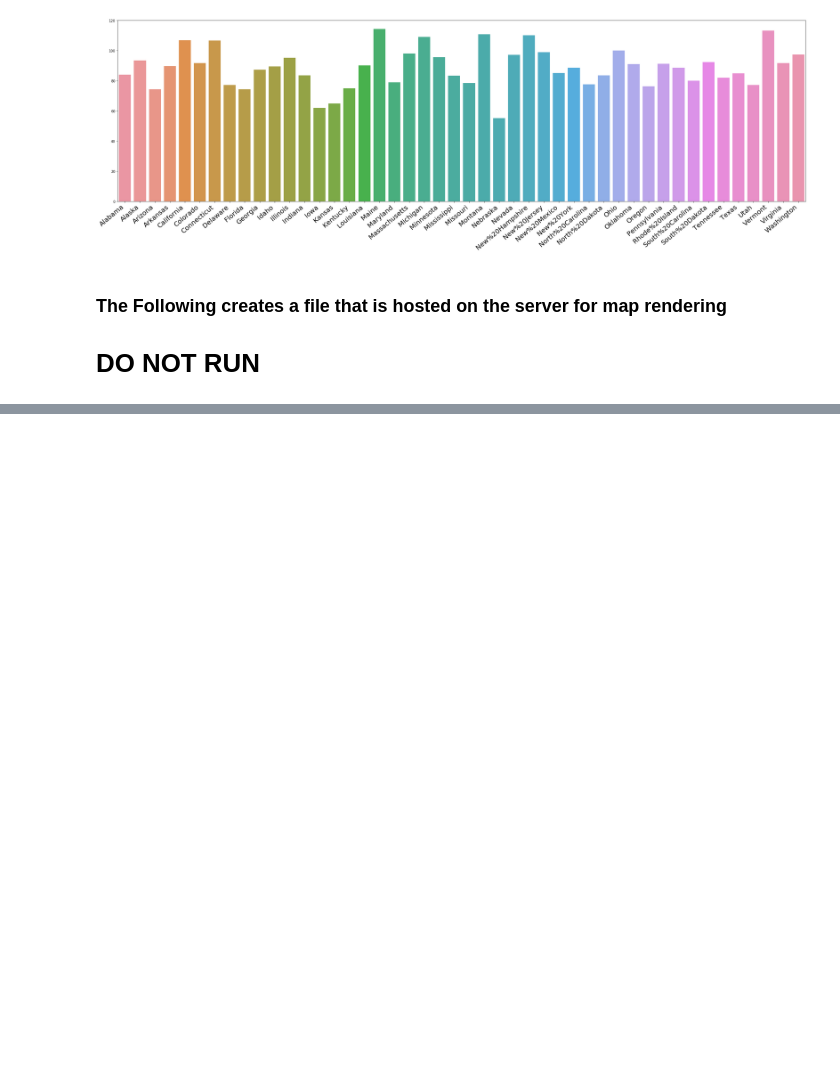
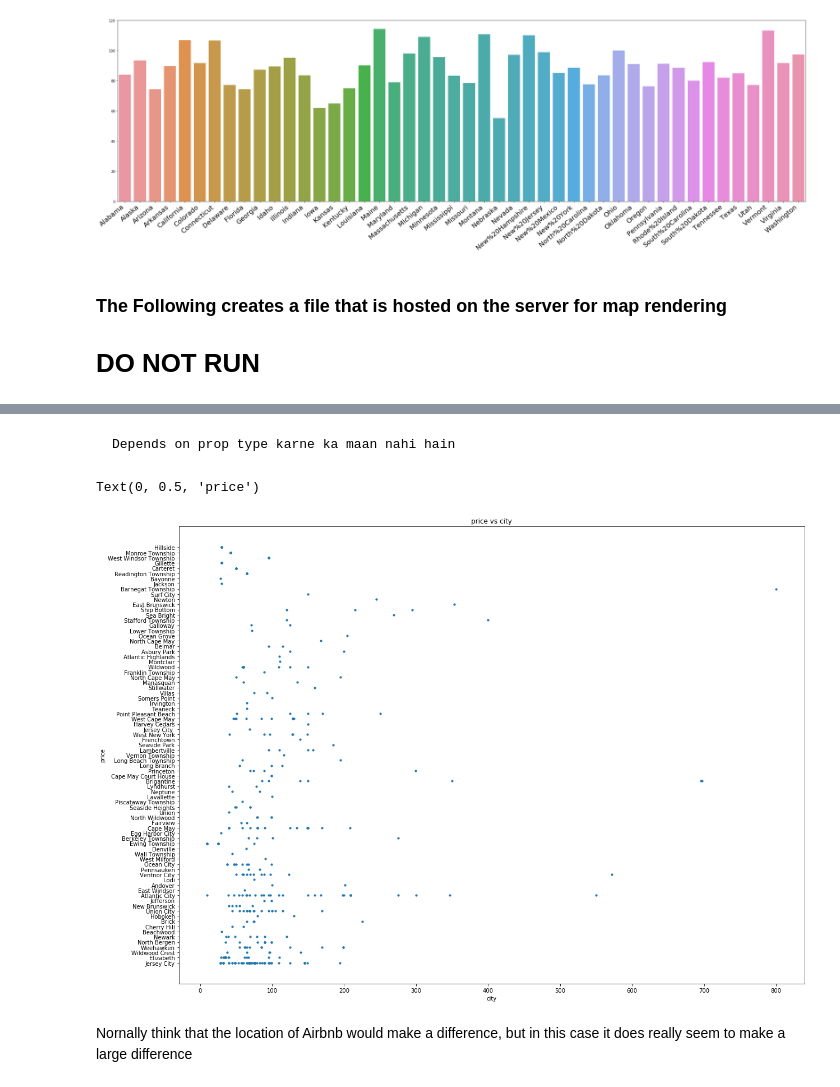
Before and after one commit to 320final/320final.github.io, a Jupyter notebook: jupiterNB/nb (copy).ipynb, the cells around one changed output, grey strips where cells are left out. Cells and saved outputs as stored; diff of their text form; code cells hidden in the pictures; blank space fills up the shorter version.

```diff
--- a/jupiterNB/nb (copy).ipynb
+++ b/jupiterNB/nb (copy).ipynb
@@ -71,7 +69,8 @@ ModuleNotFoundError: No module named 'pandasql'
 data = pd.read_csv("sample.csv")
 data = data.drop('amenities',axis = 1)
 data['avg_rating'] = pd.to_numeric(data['avg_rating'], errors='coerce')
-data['price'] = pd.to_numeric(data['price'], errors='coerce')
+# data['price'] = pd.to_numeric(data['price'], errors='coerce')
 # data['state'].str.replace(".*", "@" need to change New%20York New York
 print(data.dtypes)
+data.head()
 # %% [output]
@@ -267,0 +275,21 @@ for i in range(0,3):
+# %%
+a = dictionary['New%20Jersey']
+a.dropna()
+
+a['price'] = a['price'].astype(np.int64)
+a['bedrooms'] = a['bedrooms'].astype(np.float64)
+a['reviews'] = a['reviews'].astype(np.float64)
+a['bathrooms'] = a['bathrooms'].astype(np.float64)
+a['star'] = a['star'].astype(np.float64)
+a['person_cap'] = a['person_cap'].astype(np.float64)
+
+
+print(a.dtypes)
+print(np.any(np.isnan(a['price']))) # False
+print(np.any(np.isfinite(a['price']))) # True
+print(np.any(np.isnan(a['avg_rating'])))
+print(np.any(np.isfinite(a['avg_rating'])))
+
+a.dropna(how='any', inplace=True)
+
+a.reset_index(drop=True)
@@ -267,0 +344,13 @@ for i in range(0,3):
+# %% [markdown]
+    Depends on prop type karne ka maan nahi hain
+# %%
+plt.figure(figsize = (20, 15))
+plt.scatter(a.price,a.city, s = 10)
+plt.title('price vs city')
+plt.xlabel('city')
+plt.ylabel('price')
+# %% [output]
+Text(0, 0.5, 'price')
+[figure, added]
+# %% [markdown]
+Nornally think that the location of Airbnb would make a difference, but in this case it does really seem to make a large difference
```
Also changed, not shown: parts of 17 cells of this notebook, 2 other files.
